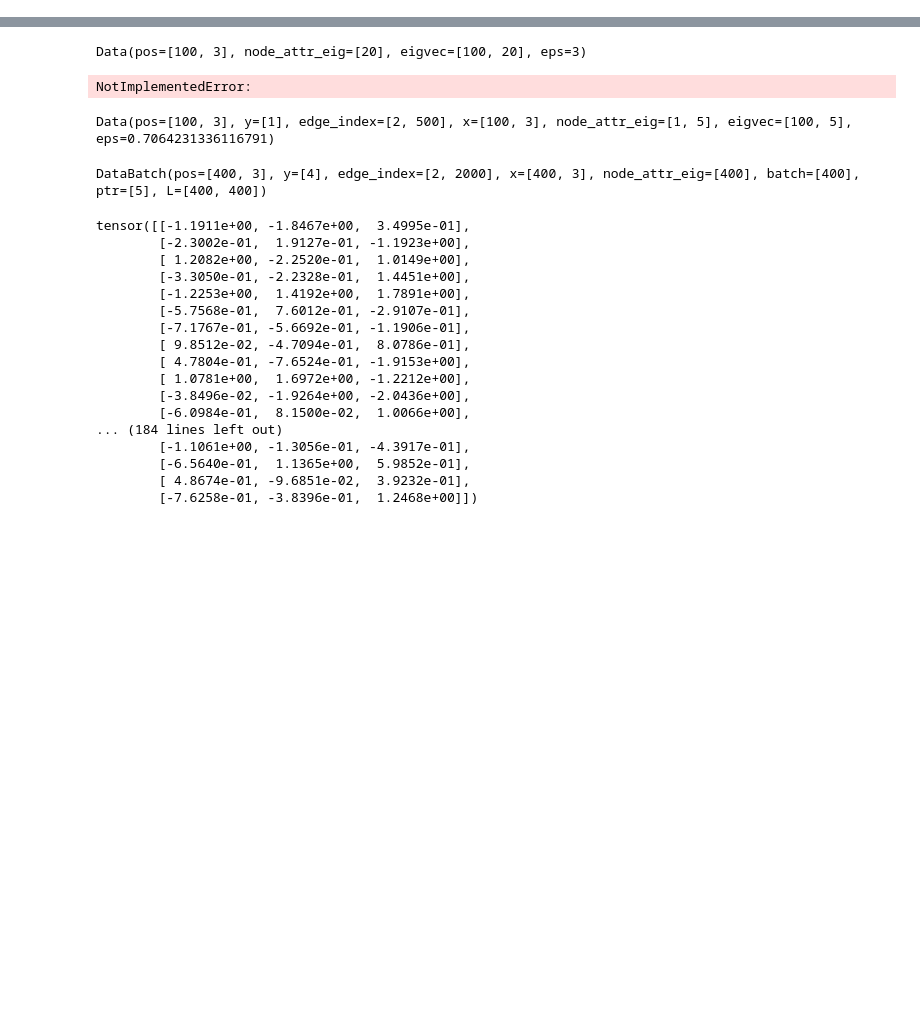
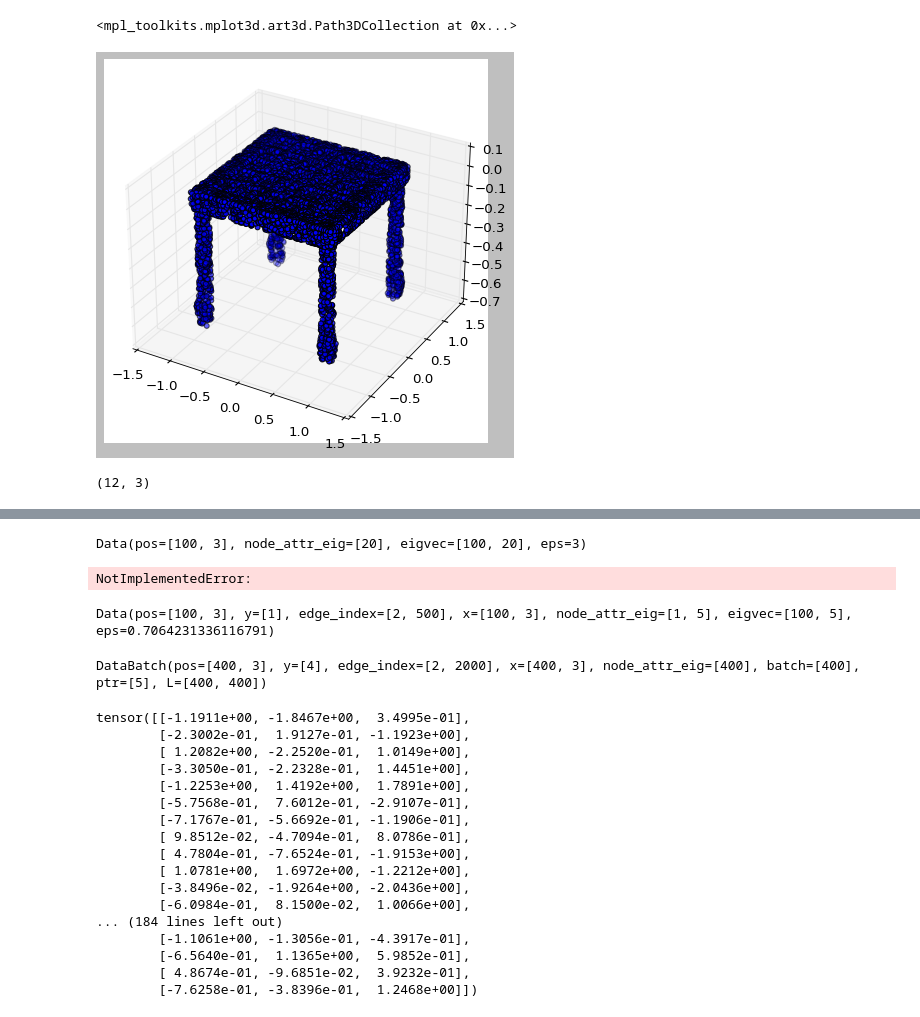
Before and after one commit to KrishnaswamyLab/pcnn, a Jupyter notebook: notebooks/modelnet.ipynb, the cells around one changed output, grey strips where cells are left out. Drawn from its saved outputs; the diff is of its cells as text; code cells hidden in the pictures; blank space fills up the shorter version.

```diff
--- a/notebooks/modelnet.ipynb
+++ b/notebooks/modelnet.ipynb
@@ -17,3 +17,26 @@ from torch_geometric.utils import to_networkx
 from torch_geometric.nn import knn_graph, radius_graph
 import torch_geometric
 from pcnn import DATA_DIR
+# %%
+from torch_geometric.io import read_off
+
+data = read_off(os.path.join(DATA_DIR,'ModelNet10','raw','table','train','table_0001.off'))
+# %%
+display_sample = data.pos.shape[0]
+transform = T.Compose([T.NormalizeScale(), T.SamplePoints(display_sample)])
+data = transform(data)
+# %%
+import numpy as np
+import matplotlib.pyplot as plt
+from mpl_toolkits.mplot3d import Axes3D, art3d
+
+fig = plt.figure()
+ax = fig.add_subplot(projection='3d')
+ax.scatter(data.pos[:,0],data.pos[:,1],data.pos[:,2])
+# %% [output]
+<mpl_toolkits.mplot3d.art3d.Path3DCollection at 0x...>
+[figure, added]
+# %%
+f.shape
+# %% [output]
+(12, 3)
```
Also changed, not shown: parts of 1 cell of this notebook, 10 other files.
